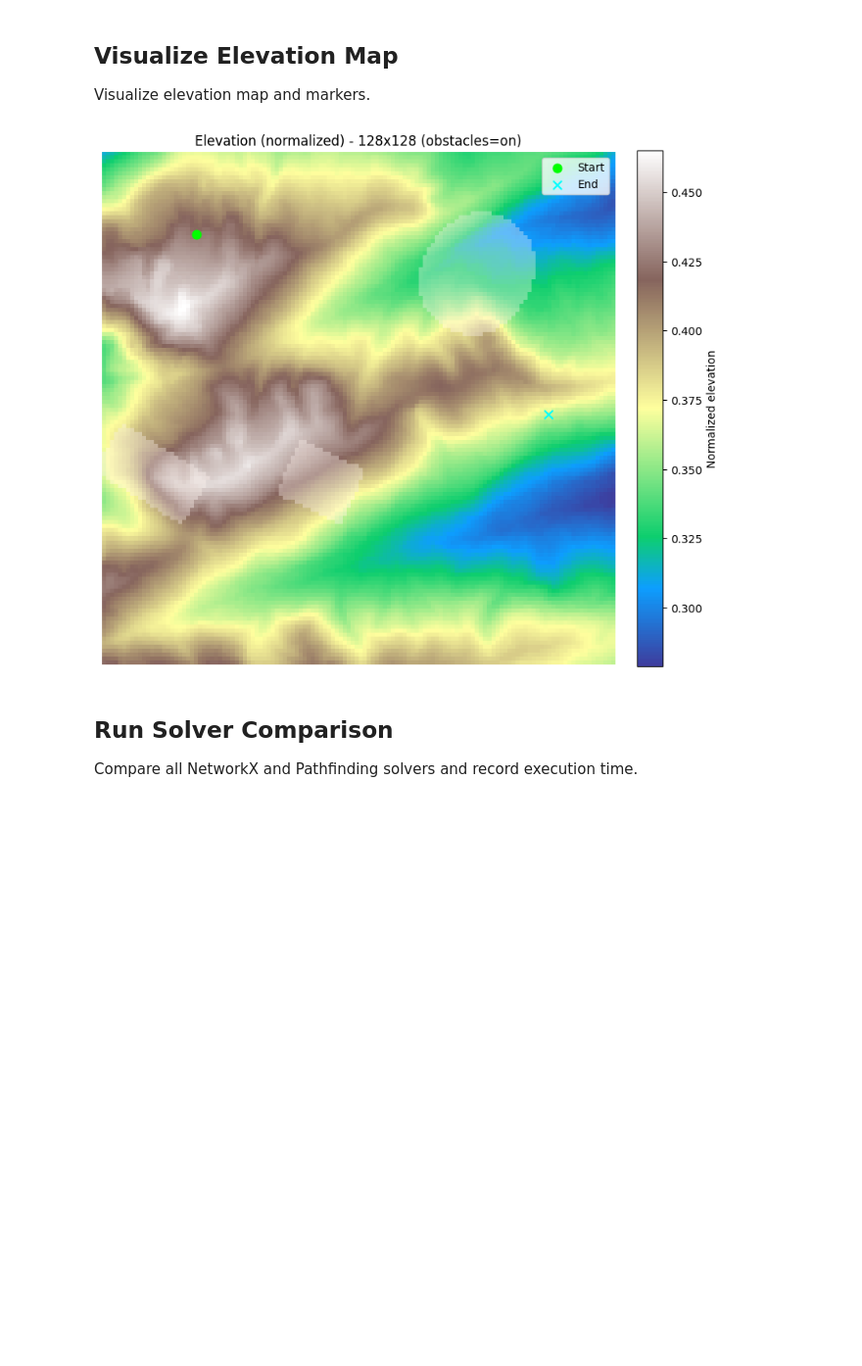
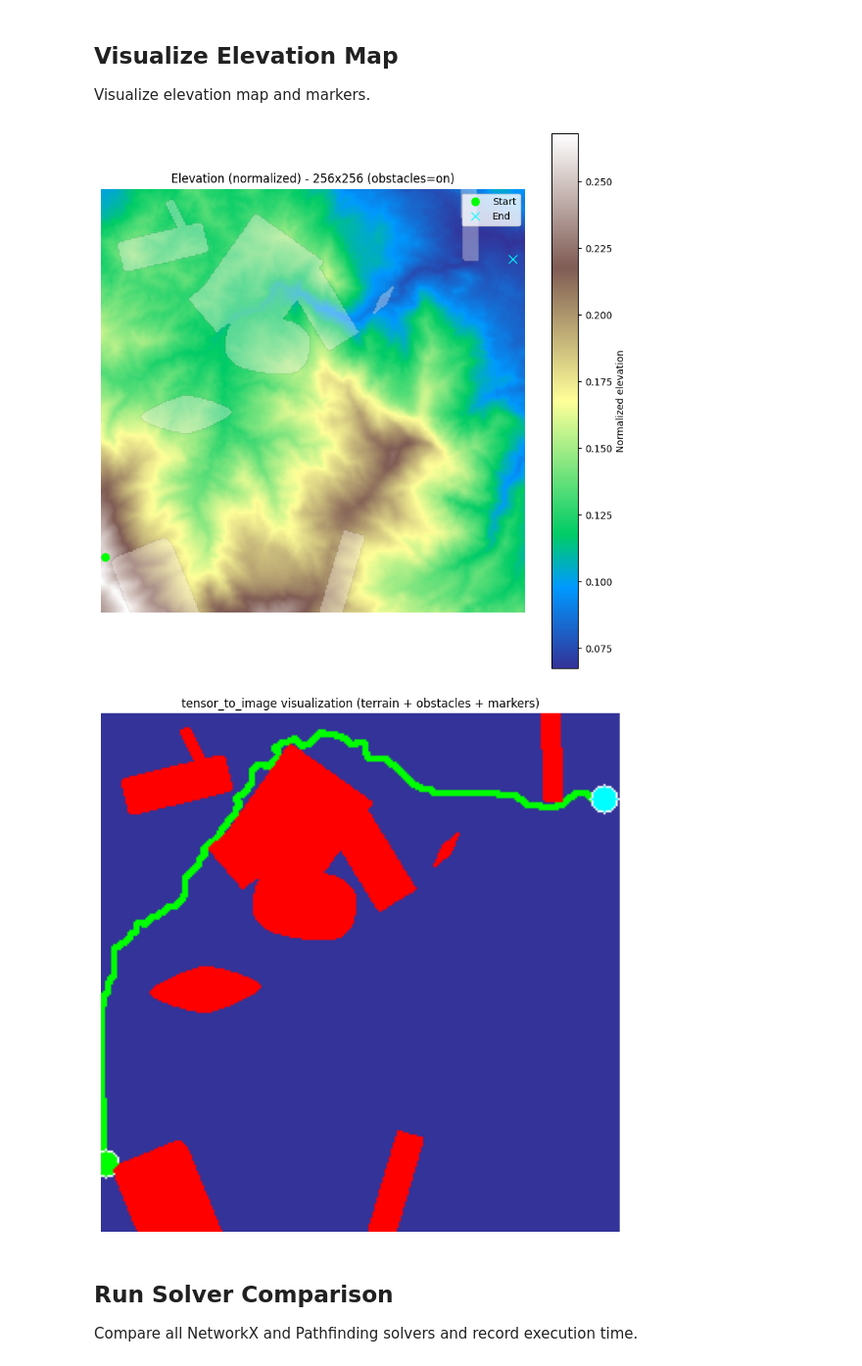
Before and after one commit to ThalesGroup/passage, a Jupyter notebook: notebooks/solve.ipynb, the cells around one changed output. Shown at 98% size. Cells and saved outputs as stored; diff of their text form; code cells hidden in the pictures; blank space fills up the shorter version.

```diff
--- a/notebooks/solve.ipynb
+++ b/notebooks/solve.ipynb
@@ -82,7 +100,7 @@ SOLVERS = [
 Choose a resolution and where to store the generated sample.
 # %%
 # Sample generation settings
-RESOLUTION = 128  # 64, 128, 256, 512, 1024, 2048, 4096
+RESOLUTION = 256  # 64, 128, 256, 512, 1024, 2048, 4096
 SAMPLE_INDEX = 0
 DISABLE_IMAGES = False
 OVERRIDE_EXISTING = True
@@ -182,12 +184,13 @@ Generate sample: success=True, message='Generated sample 0', duration=2.29s
 
 Use the marker channel to recover the start/end coordinates.
 # %%
-marker_positions = np.argwhere(markers > 0.5)
-if len(marker_positions) < 2:
-    raise ValueError("Expected at least two markers in the tensor.")
+start_positions = np.argwhere(np.isclose(markers, 0.0))
+end_positions = np.argwhere(markers > 0.5)
+if len(start_positions) < 1 or len(end_positions) < 1:
+    raise ValueError("Expected start and end markers in the tensor.")
 
-start = tuple(marker_positions[0])
-end = tuple(marker_positions[1])
+start = tuple(start_positions[0])
+end = tuple(end_positions[0])
 
 print(f"Start: {start}")
 print(f"End:   {end}")
@@ -201,32 +204,33 @@ Euclidean distance: 98.8 pixels
 
 Visualize elevation map and markers.
 # %%
-# Display elevation map with the same "terrain" colormap and show markers if available
+# Display elevation map with matplotlib and show markers if available
 fig, ax = plt.subplots(figsize=(8, 8))
-im = ax.imshow(elevation_norm, cmap="terrain", alpha=0.95)
+im = ax.imshow(elevation_norm, cmap="terrain", origin="upper")
+ax.set_title(f"Elevation (normalized) - {RESOLUTION}x{RESOLUTION} (obstacles={'on' if USE_OBSTACLES else 'off'})")
+plt.colorbar(im, ax=ax, label="Normalized elevation")
+
 if USE_OBSTACLES:
-    ax.imshow(np.ma.masked_where(obstacles_mask == 0, obstacles_mask), cmap="Reds", alpha=0.35)
-ax.set_title(f"Elevation (normalized) - {RESOLUTION}x{RESOLUTION} (obstacles={'on' if USE_OBSTACLES else 'off'})")
+    obs_overlay = np.ma.masked_where(obstacles_mask == 0, obstacles_mask)
+    ax.imshow(obs_overlay, cmap="Reds", alpha=0.35, origin="upper")
+
+# Plot start/end markers if present
+try:
+    s = start
+    e = end
+except NameError:
+    start_positions = np.argwhere(np.isclose(markers, 0.0))
+    end_positions = np.argwhere(markers > 0.5)
+    s = tuple(start_positions[0]) if len(start_positions) > 0 else None
+    e = tuple(end_positions[0]) if len(end_positions) > 0 else None
+
+if s is not None:
+    ax.plot(s[1], s[0], "o", color="lime", markersize=8, label="Start")
+if e is not None:
+    ax.plot(e[1], e[0], "x", color="cyan", markersize=8, label="End")
+
+ax.legend()
 ax.axis("off")
-cbar = fig.colorbar(im, ax=ax, fraction=0.046, pad=0.04)
-cbar.set_label("Normalized elevation")
-
-# Plot start/end markers if present (use existing `start`/`end` if defined, else derive from markers)
-marker_positions = None
-try:
-    marker_positions = np.array([start, end])
-except NameError:
-    marker_positions = np.argwhere(markers > 0.5)
-
-if marker_positions is not None and len(marker_positions) > 0:
-    if marker_positions.shape[0] >= 1:
-        s = tuple(marker_positions[0])
-        ax.scatter([s[1]], [s[0]], c="lime", s=60, marker="o", label="Start", zorder=5)
-    if marker_positions.shape[0] >= 2:
-        e = tuple(marker_positions[1])
-        ax.scatter([e[1]], [e[0]], c="cyan", s=60, marker="x", label="End", zorder=5)
-    ax.legend(loc="upper right")
-
 plt.tight_layout()
 plt.show()
 
@@ -237,37 +241,40 @@ elev_range = None
 try:
     if metadata_path.exists():
         with open(metadata_path) as f:
             md_local = yaml.safe_load(f)
         if md_local is not None:
             # Prefer with_obstacles when obstacles enabled, else without_obstacles
             if "paths" in md_local:
                 path_section = md_local.get("paths", {}).get("with_obstacles") or md_local.get("paths", {}).get(
                     "without_obstacles"
                 )
                 if path_section is None:
                     path_section = md_local.get("path", {})
             else:
                 path_section = md_local.get("path", {})
 
             if path_section:
                 path_pixels = [(p["i"], p["j"]) for p in path_section.get("pixels", [])]
 
-            if "crop_min_elevation" in md_local and "crop_max_elevation" in md_local:
-                elev_range = (md_local.get("crop_min_elevation"), md_local.get("crop_max_elevation"))
+            crop_info = md_local.get("crop", {})
+            if "min_elevation" in crop_info and "max_elevation" in crop_info:
+                elev_range = (crop_info.get("min_elevation"), crop_info.get("max_elevation"))
 except Exception:
     path_pixels = None
 
 tensor_vis = np.stack([elevation_norm, markers, obstacles_mask], axis=-1)
 img_bgr = tensor_to_image(tensor_vis, path_pixels=path_pixels, elev_range=elev_range)
 img_rgb = img_bgr[:, :, ::-1]
+
 fig2, ax2 = plt.subplots(figsize=(8, 8))
-ax2.imshow(img_rgb)
+ax2.imshow(img_rgb, origin="upper")
 ax2.set_title("tensor_to_image visualization (terrain + obstacles + markers)")
 ax2.axis("off")
 plt.tight_layout()
 plt.show()
 # %% [output]
-[figure, old version]
+[figure, new version]
+[figure, added]
 # %% [markdown]
 ## Run Solver Comparison
 
```
Also changed, not shown: parts of 10 cells of this notebook, 14 other files.
